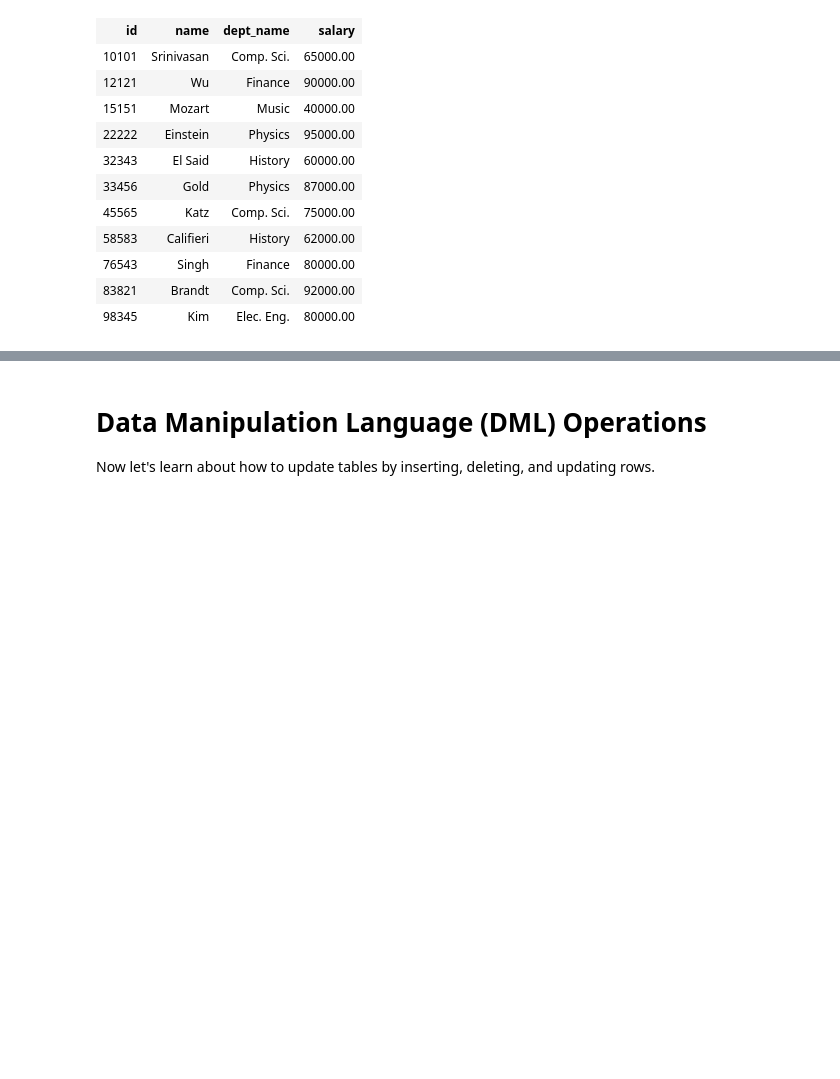
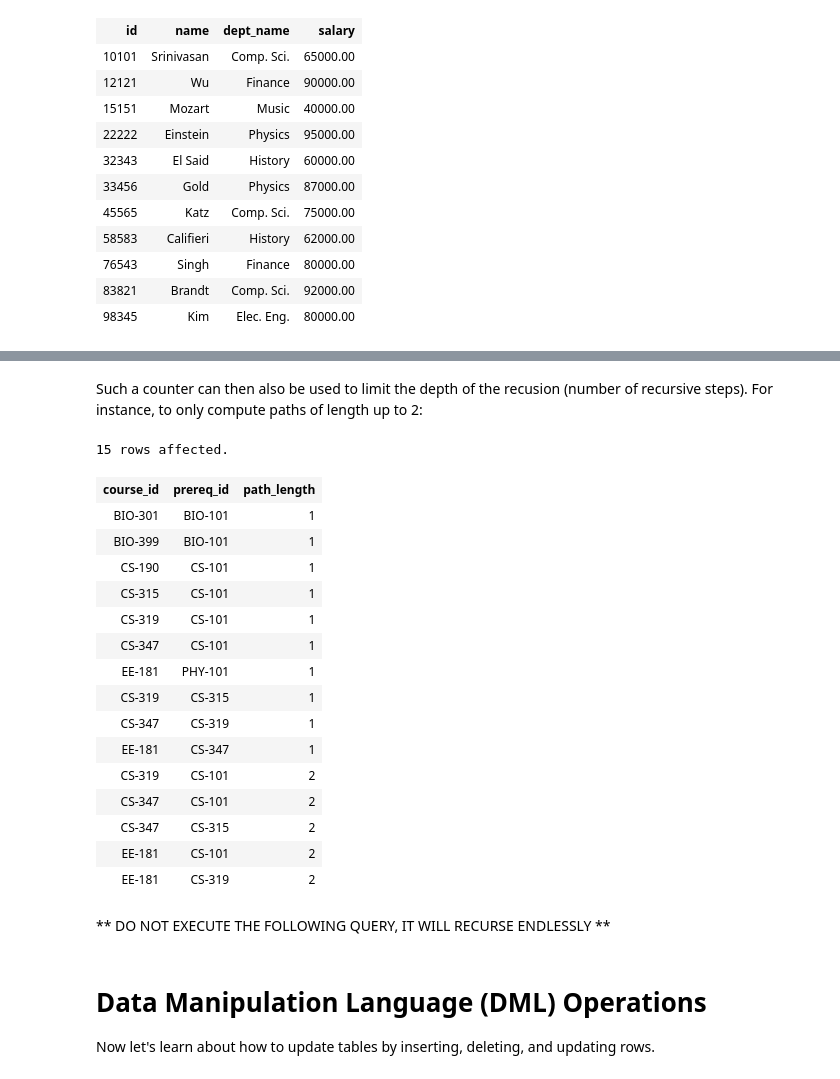
Before and after one commit to IITDBGroup/cs425, a Jupyter notebook: classnotebook-2017-Fall/CS425-2017-Notebook.ipynb, the cells around one changed output, grey strips where cells are left out. Drawn from its saved outputs; the diff is of its cells as text; code cells hidden in the pictures; blank space fills up the shorter version.

```diff
--- a/classnotebook-2017-Fall/CS425-2017-Notebook.ipynb
+++ b/classnotebook-2017-Fall/CS425-2017-Notebook.ipynb
@@ -553,0 +693,32 @@ WHERE i.id NOT IN (SELECT * FROM bioids)
+# %% [markdown]
+Such a counter can then also be used to limit the depth of the recusion (number of recursive steps). For instance, to only compute paths of length up to 2:
+# %%
+%%sql
+WITH RECURSIVE inpre AS (
+SELECT *, 1 path_length FROM prereq
+UNION
+SELECT inpre.course_id, two.prereq_id, path_length + 1 AS path_length
+FROM inpre, prereq two
+WHERE inpre.prereq_id = two.course_id AND path_length < 2
+)
+SELECT * FROM inpre;
+# %% [output]
+15 rows affected.
+| course_id | prereq_id | path_length |
+| BIO-301 | BIO-101 | 1 |
+| BIO-399 | BIO-101 | 1 |
+| CS-190 | CS-101 | 1 |
+| CS-315 | CS-101 | 1 |
+| CS-319 | CS-101 | 1 |
+| CS-347 | CS-101 | 1 |
+| EE-181 | PHY-101 | 1 |
+| CS-319 | CS-315 | 1 |
+| CS-347 | CS-319 | 1 |
+| EE-181 | CS-347 | 1 |
+| CS-319 | CS-101 | 2 |
+| CS-347 | CS-101 | 2 |
+| CS-347 | CS-315 | 2 |
+| EE-181 | CS-101 | 2 |
+| EE-181 | CS-319 | 2 |
+# %% [markdown]
+** DO NOT EXECUTE THE FOLLOWING QUERY, IT WILL RECURSE ENDLESSLY **
```
Also changed, not shown: parts of 14 cells of this notebook, 1 other file.
